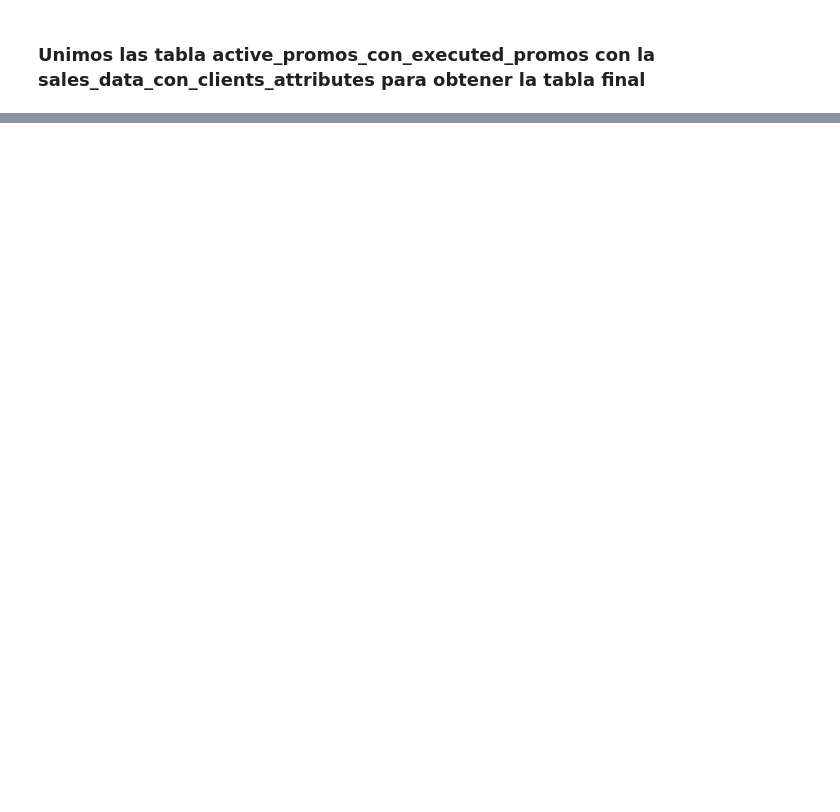
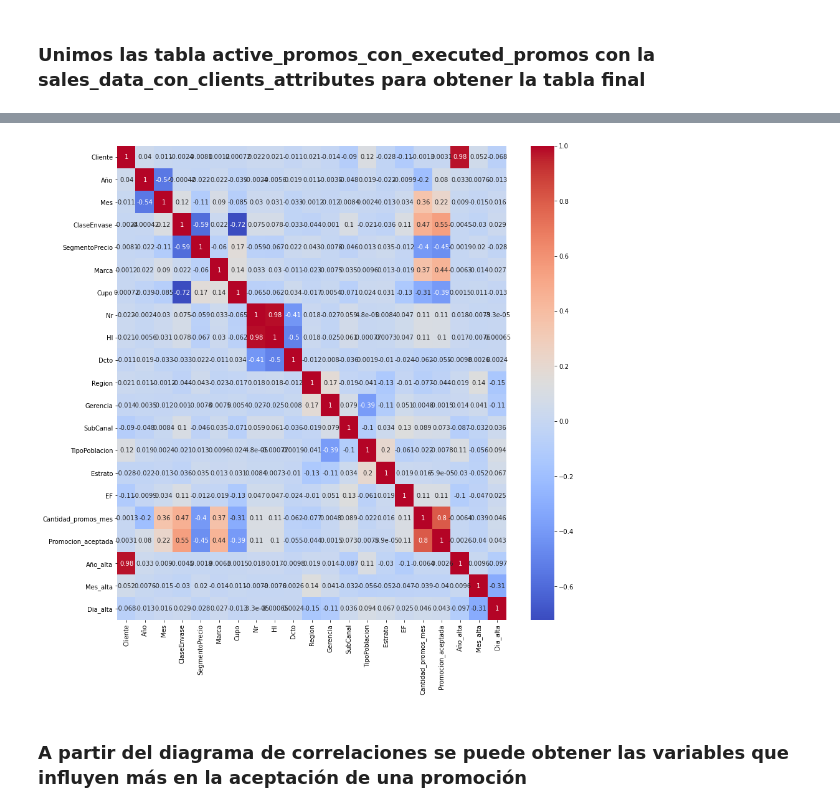
Before and after one commit to alvaro230699/DataCupABINBEV-R2ROC, a Jupyter notebook: Notebooks/DataCupBrewing.ipynb, the cells around one changed output, grey strips where cells are left out. Drawn from its saved outputs; the diff is of its cells as text; code cells hidden in the pictures; blank space fills up the shorter version.

```diff
--- a/Notebooks/DataCupBrewing.ipynb
+++ b/Notebooks/DataCupBrewing.ipynb
@@ -488,0 +674,3 @@ TypeError: unsupported operand type(s) for -: 'str' and 'str'
+# %%
+client_con_promos_union_sin_nulos=client_con_promos_union_sin_ceros_convertido.dropna().copy()
+client_con_promos_union_sin_nulos.info(null_counts=True)
@@ -488,0 +715,3 @@ TypeError: unsupported operand type(s) for -: 'str' and 'str'
+# %%
+relacion=client_con_promos_union_sin_nulos[client_con_promos_union_sin_nulos['Promocion_aceptada']==0].shape[0]/client_con_promos_union_sin_nulos[client_con_promos_union_sin_nulos['Promocion_aceptada']==1].shape[0]
+print(relacion)
@@ -488,0 +720,9 @@ TypeError: unsupported operand type(s) for -: 'str' and 'str'
+# %%
+dataset_oversampling=client_con_promos_union_sin_nulos[client_con_promos_union_sin_nulos['Promocion_aceptada']==1].copy()
+dataframe_output=dataset_oversampling.copy()
+time_init=time.time()
+for i in range(int(relacion-1)):#El dataset ya posee una réplica de este oversampling
+    dataframe_output=pd.concat([dataframe_output,dataset_oversampling],ignore_index=True)
+print(dataframe_output.shape)
+time_fin=time.time()
+print(time_fin-time_init)
@@ -488,0 +732,3 @@ TypeError: unsupported operand type(s) for -: 'str' and 'str'
+# %%
+dataframe_output_visualization=pd.concat([dataframe_output,client_con_promos_union_sin_nulos],ignore_index=True)
+display(dataframe_output_visualization)
@@ -488,0 +749,8 @@ TypeError: unsupported operand type(s) for -: 'str' and 'str'
+# %%
+plt.figure(figsize=(14,14))
+sns.heatmap(dataframe_output_visualization.corr(),cmap='coolwarm',annot=True)
+plt.show()
+# %% [output]
+[figure, added]
+# %% [markdown]
+### A partir del diagrama de correlaciones se puede obtener las variables que influyen más en la aceptación de una promoción
```
Also changed, not shown: parts of 160 cells of this notebook, 1 other file.
